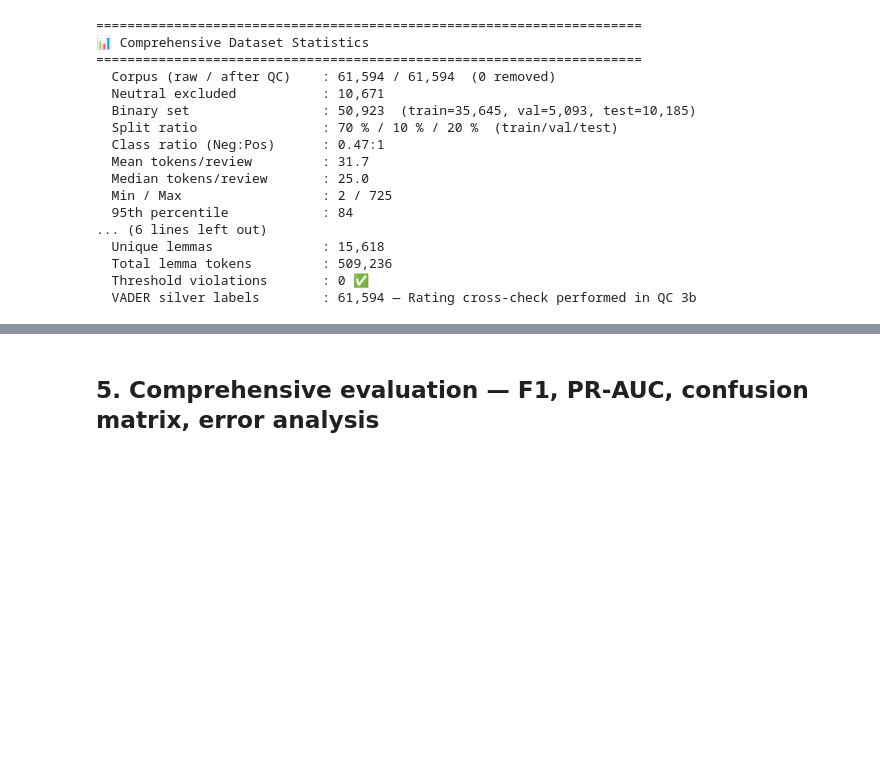
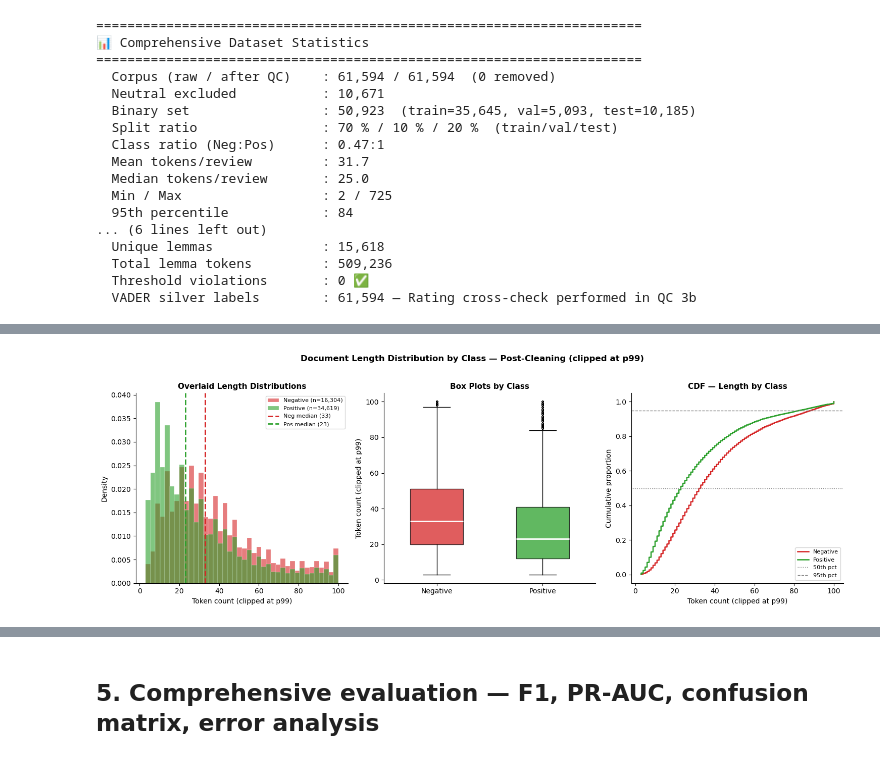
Before and after one commit to Jannik-m12/sentiment_analysis_spofify_reviews, a Jupyter notebook: Notebooks/03_Baseline_Modeling.ipynb, the cells around one changed output, grey strips where cells are left out. Drawn from its saved outputs; the diff is of its cells as text; code cells hidden in the pictures; blank space fills up the shorter version.

```diff
--- a/Notebooks/03_Baseline_Modeling.ipynb
+++ b/Notebooks/03_Baseline_Modeling.ipynb
@@ -480,0 +746,86 @@ print(f'  VADER silver labels        : {n_raw:,} — Rating cross-check performe
+# %%
+# ── Figure S2-B: Document length distribution by class (post-cleaning) ───────
+df_binary['token_count_cleaned'] = df_binary['cleaned'].str.split().str.len()
+neg_lengths = df_binary.loc[df_binary['label_binary'] == 0, 'token_count_cleaned']
+pos_lengths = df_binary.loc[df_binary['label_binary'] == 1, 'token_count_cleaned']
+p99 = int(df_binary['token_count_cleaned'].quantile(0.99))
+neg_clipped = neg_lengths.clip(upper=p99)
+pos_clipped = pos_lengths.clip(upper=p99)
+
+fig, axes = plt.subplots(1, 3, figsize=(15, 5))
+
+# Panel 1: Overlaid histograms
+axes[0].hist(neg_clipped, bins=40, alpha=0.60, color='#d62728', density=True,
+             edgecolor='white', linewidth=0.3, label=f'Negative (n={len(neg_lengths):,})')
+axes[0].hist(pos_clipped, bins=40, alpha=0.60, color='#2ca02c', density=True,
+             edgecolor='white', linewidth=0.3, label=f'Positive (n={len(pos_lengths):,})')
+axes[0].axvline(neg_lengths.median(), color='#d62728', linewidth=2, linestyle='--',
+                label=f'Neg median ({neg_lengths.median():.0f})')
+axes[0].axvline(pos_lengths.median(), color='#2ca02c', linewidth=2, linestyle='--',
+                label=f'Pos median ({pos_lengths.median():.0f})')
+axes[0].set_xlabel('Token count (clipped at p99)', fontsize=10)
+axes[0].set_ylabel('Density', fontsize=10)
+axes[0].set_title('Overlaid Length Distributions', fontsize=11, fontweight='bold')
+axes[0].legend(fontsize=8)
+axes[0].spines[['top', 'right']].set_visible(False)
+
+# Panel 2: Box plots
+bp = axes[1].boxplot(
+    [neg_clipped.values, pos_clipped.values],
+    patch_artist=True, vert=True, widths=0.5,
+    medianprops=dict(linewidth=2, color='white'),
+    flierprops=dict(marker='o', markersize=2, alpha=0.3),
+)
+for patch, color in zip(bp['boxes'], ['#d62728', '#2ca02c']):
+    patch.set_facecolor(color); patch.set_alpha(0.75)
+axes[1].set_xticks([1, 2])
+axes[1].set_xticklabels(['Negative', 'Positive'], fontsize=10)
+axes[1].set_ylabel('Token count (clipped at p99)', fontsize=10)
+axes[1].set_title('Box Plots by Class', fontsize=11, fontweight='bold')
+axes[1].spines[['top', 'right']].set_visible(False)
+
+# Panel 3: CDF comparison
+for lengths, color, label in [
+    (neg_clipped, '#d62728', 'Negative'),
+    (pos_clipped, '#2ca02c', 'Positive'),
+]:
+    sv = lengths.sort_values().values
+    cdf = np.arange(1, len(sv) + 1) / len(sv)
+    axes[2].plot(sv, cdf, color=color, linewidth=1.8, label=label)
+axes[2].axhline(0.50, color='grey', linestyle=':', linewidth=1, label='50th pct')
+axes[2].axhline(0.95, color='grey', linestyle='--', linewidth=1, label='95th pct')
+axes[2].set_xlabel('Token count (clipped at p99)', fontsize=10)
+axes[2].set_ylabel('Cumulative proportion', fontsize=10)
+axes[2].set_title('CDF — Length by Class', fontsize=11, fontweight='bold')
+axes[2].legend(fontsize=8)
+axes[2].spines[['top', 'right']].set_visible(False)
+
+plt.suptitle('Document Length Distribution by Class — Post-Cleaning (clipped at p99)',
+             fontsize=12, fontweight='bold', y=1.02)
+plt.tight_layout()
+plt.savefig('../Figures/04_length_by_class.png', dpi=150, bbox_inches='tight')
+plt.show()
+print('📁 ../Figures/04_length_by_class.png')
+
+print('\n' + '=' * 65)
+print('📏 Document Length Statistics by Class (post-cleaning tokens)')
+print('=' * 65)
+print(f'  {"Statistic":<22} {"Negative":>12} {"Positive":>12} {"All binary":>12}')
+print('  ' + '─' * 60)
+all_bin = df_binary['token_count_cleaned']
+for stat, fn in [
+    ('Mean',           lambda s: f'{s.mean():.1f}'),
+    ('Median',         lambda s: f'{s.median():.1f}'),
+    ('Std dev',        lambda s: f'{s.std():.1f}'),
+    ('Min',            lambda s: f'{int(s.min())}'),
+    ('Max',            lambda s: f'{int(s.max())}'),
+    ('95th pct',       lambda s: f'{s.quantile(0.95):.0f}'),
+    ('99th pct (p99)', lambda s: f'{s.quantile(0.99):.0f}'),
+]:
+    print(f'  {stat:<22} {fn(neg_lengths):>12} {fn(pos_lengths):>12} {fn(all_bin):>12}')
+direction = 'longer' if neg_lengths.median() > pos_lengths.median() else 'shorter'
+print(f'\n  Observation: Negative reviews tend to be {direction} '
+      f'(median {neg_lengths.median():.0f} vs {pos_lengths.median():.0f} tokens).')
+print( '  Likely cause: complaints require more elaboration; praise can be short ("love it").')
+# %% [output]
+[figure, added]
```
Also changed, not shown: parts of 26 cells of this notebook, 3 other files.
